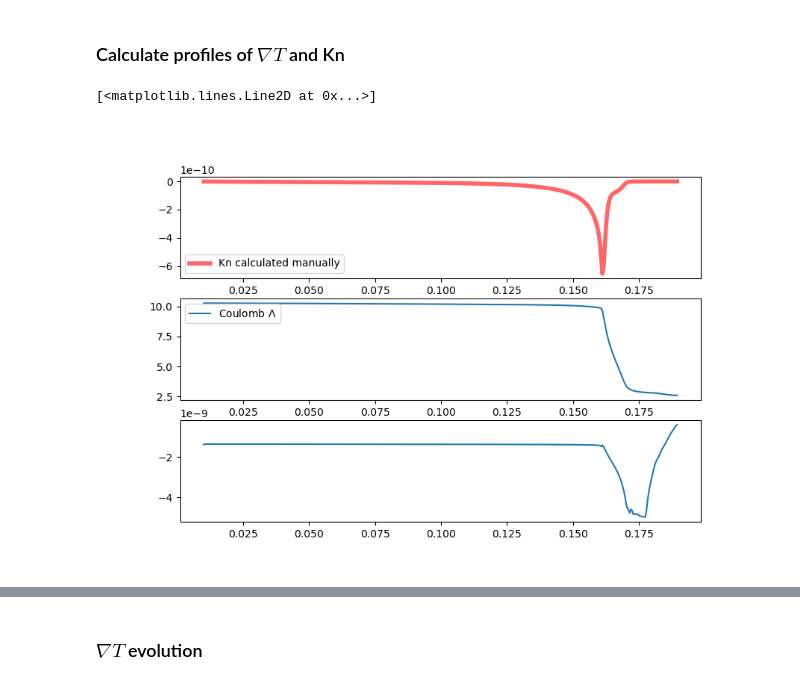
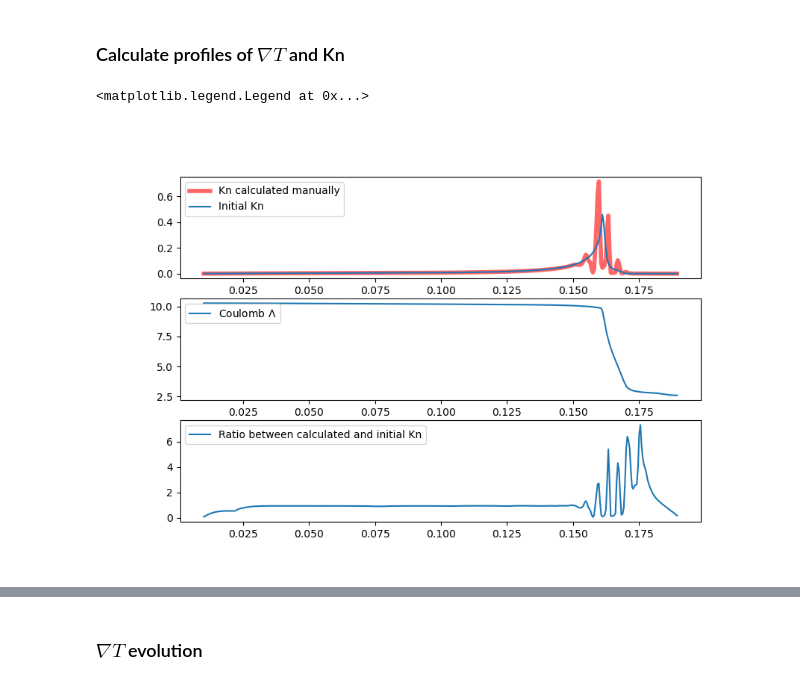
Before and after one commit to Lexmidan/nonloc_heatflux, a Jupyter notebook: PyTorch/time-evolv-heatflux.ipynb, the cells around one changed output, grey strips where cells are left out. Saved outputs shown, nothing was run; the diff lists cells and outputs as text; code cells hidden in the pictures.

```diff
--- a/PyTorch/time-evolv-heatflux.ipynb
+++ b/PyTorch/time-evolv-heatflux.ipynb
@@ -109,18 +118,19 @@ for step, timestep in enumerate(T.columns[:endframe]):
 # %%
 import matplotlib.pyplot as plt
 Knprofile=pd.DataFrame(cache['Kn_prof'], columns=cache['times'],index=para['x'])
 CoulombLog=23-np.log(np.sqrt(cache['ne'])*para['InitZbarProfile']/para['InitTeProfile']**1.5)
-
+#CoulombLog = np.ones(400)
 knfig, knax = plt.subplots(3,1, figsize=(9,6))
-knax[0].plot(Knprofile.index,Knprofile[T.columns[1]], alpha=0.6, lw=4, color='red', label='Kn calculated manually')
-#knax[0].plot(para['x'],para['InitKnProfile'], label='Initial Kn')
+knax[0].plot(para['x'], Knprofile[T.columns[1]], alpha=0.6, lw=4, color='red', label='Kn calculated manually')
+knax[0].plot(para['x'], para['InitKnProfile'], label='Initial Kn')
 knax[1].plot(para['x'], CoulombLog, label=r'Coulomb $\Lambda$')
+knax[2].plot(para['x'], Knprofile[T.columns[1]] / para['InitKnProfile'], label='Ratio between calculated and initial Kn')
 knax[0].legend(loc='best')
 knax[1].legend(loc='best')
-knax[2].plot(para['x'],Knprofile[T.columns[1]]/para['InitKnProfile'], label='Initial Kn')
+knax[2].legend(loc='best')
 # %% [output]
-[<matplotlib.lines.Line2D at 0x...>]
+<matplotlib.legend.Legend at 0x...>
-[figure, old version]
+[figure, new version]
 # %%
 pp.evolutionField(Knprofile[T.columns[:endframe]])
 # %% [output]
```
Also changed, not shown: parts of 20 cells of this notebook, 2 other files.
